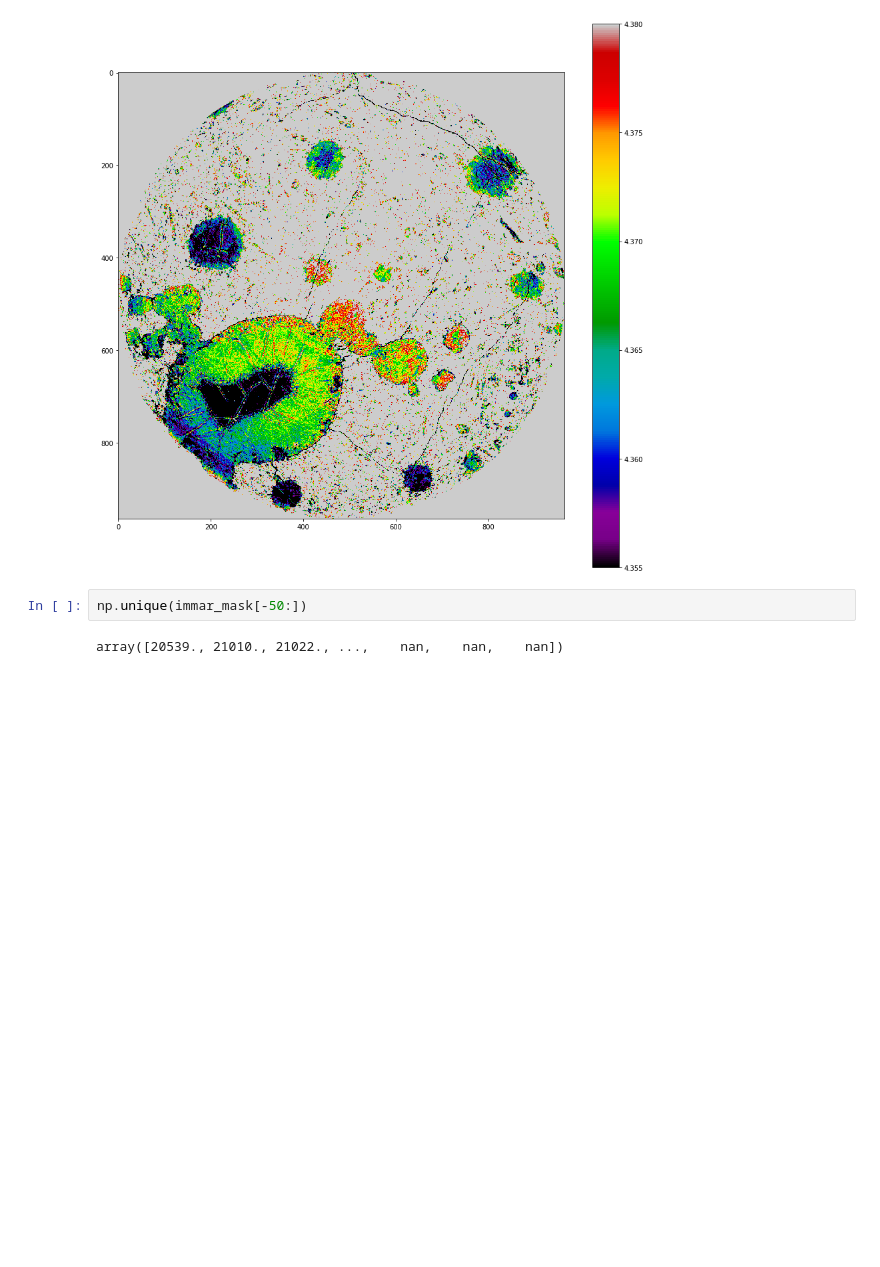
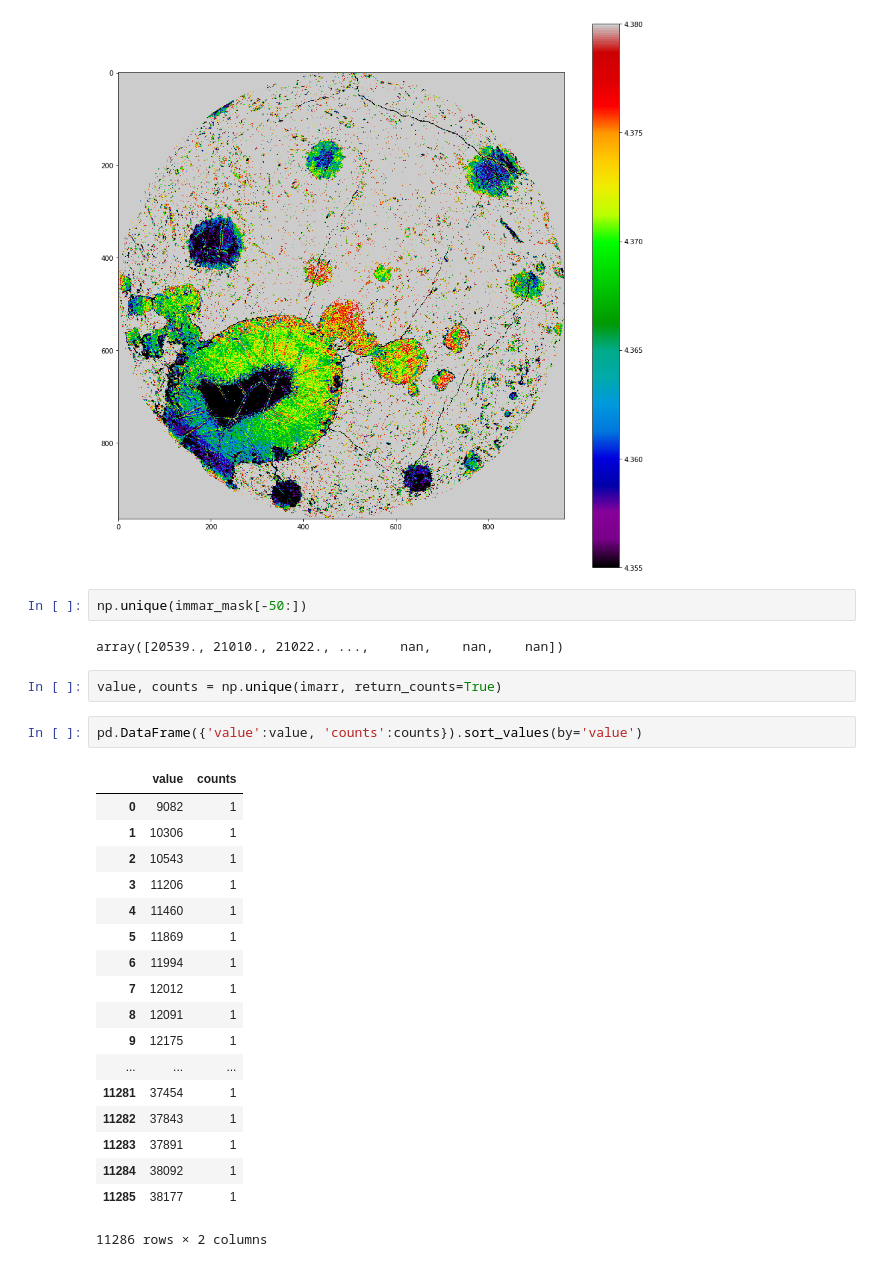
Before and after one commit to mnky9800n/faroe_segmentation, a Jupyter notebook: exploring.ipynb, the cells around one changed output. Drawn from its saved outputs; the diff is of its cells as text; blank space fills up the shorter version.

```diff
--- a/exploring.ipynb
+++ b/exploring.ipynb
@@ -220,3 +220,26 @@ some notes:
 np.unique(immar_mask[-50:])
 # %% [output]
 array([20539., 21010., 21022., ...,    nan,    nan,    nan])
+# %%
+value, counts = np.unique(imarr, return_counts=True)
+# %%
+pd.DataFrame({'value':value, 'counts':counts}).sort_values(by='value')
+# %% [output]
+|  | value | counts |
+| 0 | 9082 | 1 |
+| 1 | 10306 | 1 |
+| 2 | 10543 | 1 |
+| 3 | 11206 | 1 |
+| 4 | 11460 | 1 |
+| 5 | 11869 | 1 |
+| 6 | 11994 | 1 |
+| 7 | 12012 | 1 |
+| 8 | 12091 | 1 |
+| 9 | 12175 | 1 |
+| ... | ... | ... |
+| 11281 | 37454 | 1 |
+| 11282 | 37843 | 1 |
+| 11283 | 37891 | 1 |
+| 11284 | 38092 | 1 |
+| 11285 | 38177 | 1 |
+11286 rows × 2 columns
```
Also changed, not shown: 1 other file.
